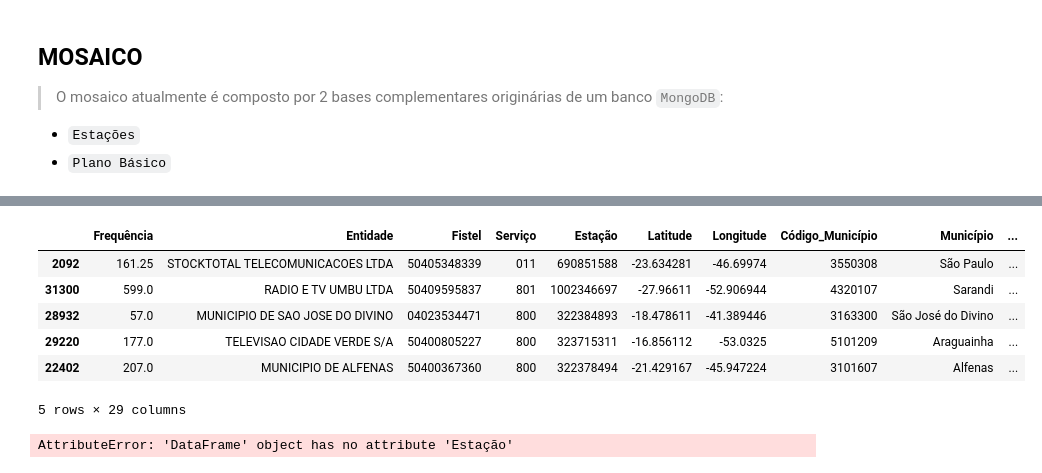
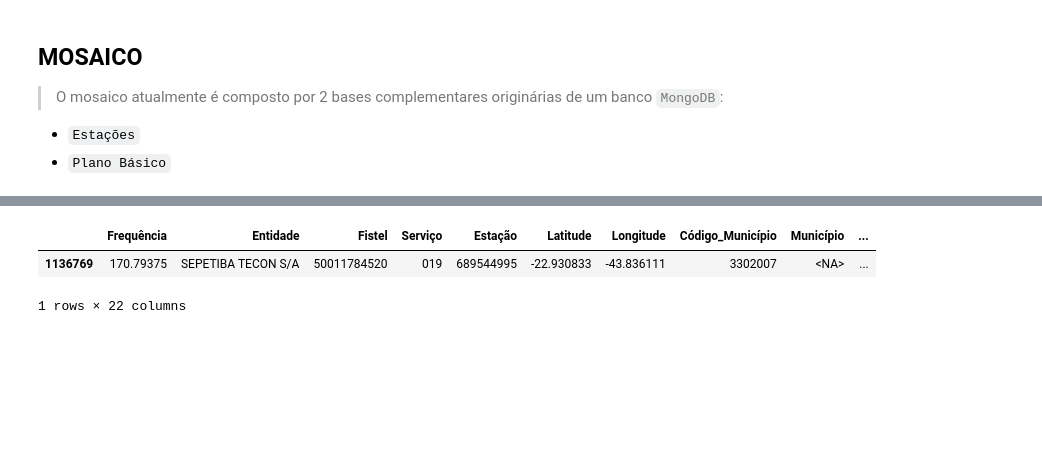
Before and after one commit to InovaFiscaliza/EmissorasRF, a Jupyter notebook: nbs/_04_eda.ipynb, the cells around one changed output, grey strips where cells are left out. Drawn from its saved outputs; the diff is of its cells as text; code cells hidden in the pictures; blank space fills up the shorter version.

```diff
--- a/nbs/_04_eda.ipynb
+++ b/nbs/_04_eda.ipynb
@@ -48,9 +45,9 @@ folder = Path.cwd().parent / 'extracao' / 'datasources' / 'arquivos' / 'saida'
 #|code_fold: true
 
 def read_df(name: str)->pd.DataFrame:
-    return pd.read_parquet(folder / f'{name}.parquet.gzip', dtype_backend='pyarrow')# .astype("category")
+    return pd.read_parquet(folder / f'{name}.parquet.gzip', dtype_backend='numpy_nullable').astype("category")
 # %%
-df = read_df('estacoes')
+df = read_df('telecom_discarded')
 df.info()
 # %% [output]
 <class 'pandas.core.frame.DataFrame'>
@@ -110,10 +70,6 @@ df[c & (df.Estação != '-1')]
 # %%
-df
+df.sample()
 # %% [output]
 |  | Frequência | Entidade | Fistel | Serviço | Estação | Latitude | Longitude | Código_Município | Município | ... |
-| 2092 | 161.25 | STOCKTOTAL TELECOMUNICACOES LTDA | 50405348339 | 011 | 690851588 | -23.634281 | -46.69974 | 3550308 | São Paulo | ... |
-| 31300 | 599.0 | RADIO E TV UMBU LTDA | 50409595837 | 801 | 1002346697 | -27.96611 | -52.906944 | 4320107 | Sarandi | ... |
-| 28932 | 57.0 | MUNICIPIO DE SAO JOSE DO DIVINO | 04023534471 | 800 | 322384893 | -18.478611 | -41.389446 | 3163300 | São José do Divino | ... |
-| 29220 | 177.0 | TELEVISAO CIDADE VERDE S/A | 50400805227 | 800 | 323715311 | -16.856112 | -53.0325 | 5101209 | Araguainha | ... |
-| 22402 | 207.0 | MUNICIPIO DE ALFENAS | 50400367360 | 800 | 322378494 | -21.429167 | -45.947224 | 3101607 | Alfenas | ... |
+| 1136769 | 170.79375 | SEPETIBA TECON S/A | 50011784520 | 019 | 689544995 | -22.930833 | -43.836111 | 3302007 | <NA> | ... |
-5 rows × 29 columns
+1 rows × 22 columns
@@ -124,4 +75,0 @@ df.replace('', '-1', inplace=True)
-# %%
-df.loc[df.Estação == '1007550390', ['Frequência', 'Entidade', 'Latitude', 'Longitude', 'Fonte']]
-# %% [output]
-AttributeError: 'DataFrame' object has no attribute 'Estação'
```
Also changed, not shown: parts of 27 cells of this notebook, 6 other files.
